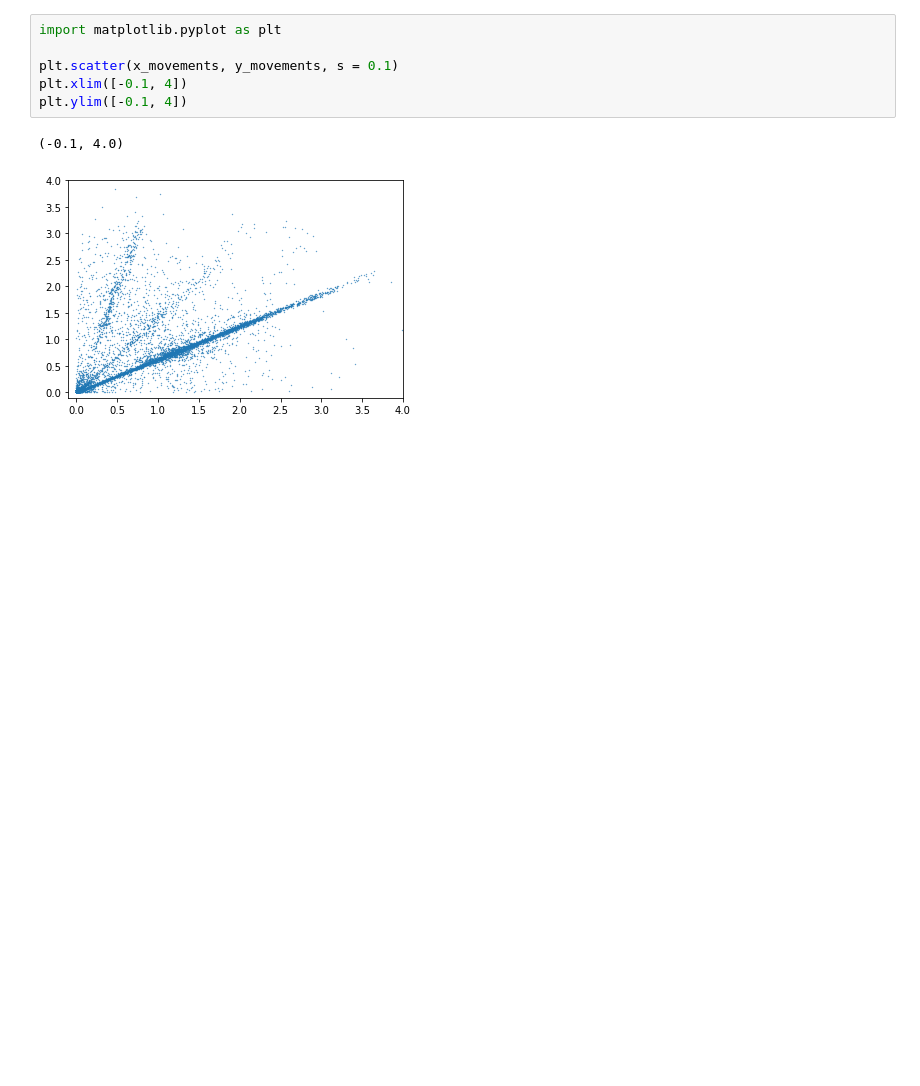
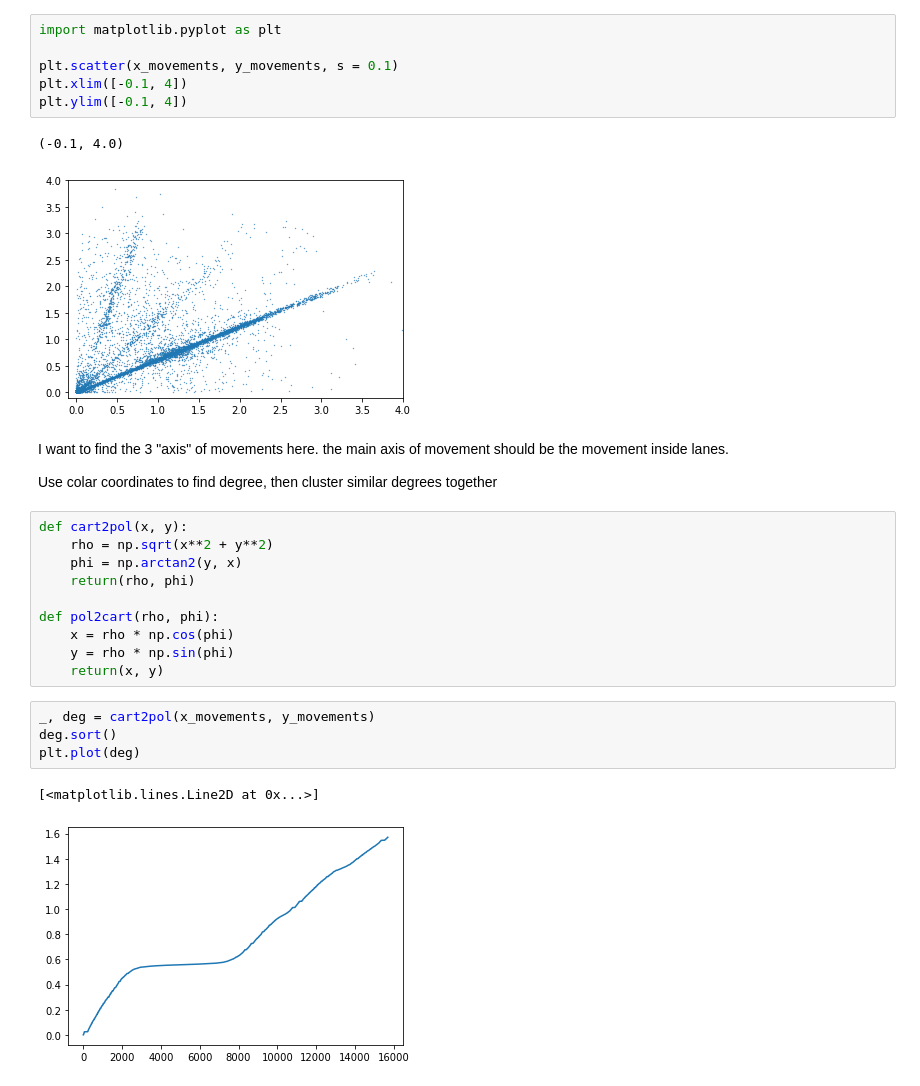
Before and after one commit to fieldmapp/Mobile-Data-Collection, a Jupyter notebook: DrivingViewProcessor/test.ipynb, the cells around one changed output. Saved outputs shown, nothing was run; the diff lists cells and outputs as text; blank space fills up the shorter version.

Commit message:
add some more movement analysis

```diff
--- a/DrivingViewProcessor/test.ipynb
+++ b/DrivingViewProcessor/test.ipynb
@@ -35,3 +37,24 @@ plt.ylim([-0.1, 4])
 # %% [output]
 (-0.1, 4.0)
 [figure]
+# %% [markdown]
+I want to find the 3 "axis" of movements here. the main axis of movement should be the movement inside lanes.
+
+Use colar coordinates to find degree, then cluster similar degrees together
+# %%
+def cart2pol(x, y):
+    rho = np.sqrt(x**2 + y**2)
+    phi = np.arctan2(y, x)
+    return(rho, phi)
+
+def pol2cart(rho, phi):
+    x = rho * np.cos(phi)
+    y = rho * np.sin(phi)
+    return(x, y)
+# %%
+_, deg = cart2pol(x_movements, y_movements)
+deg.sort()
+plt.plot(deg)
+# %% [output]
+[<matplotlib.lines.Line2D at 0x...>]
+[figure, added]
```
Also changed, not shown: parts of 4 cells of this notebook.
